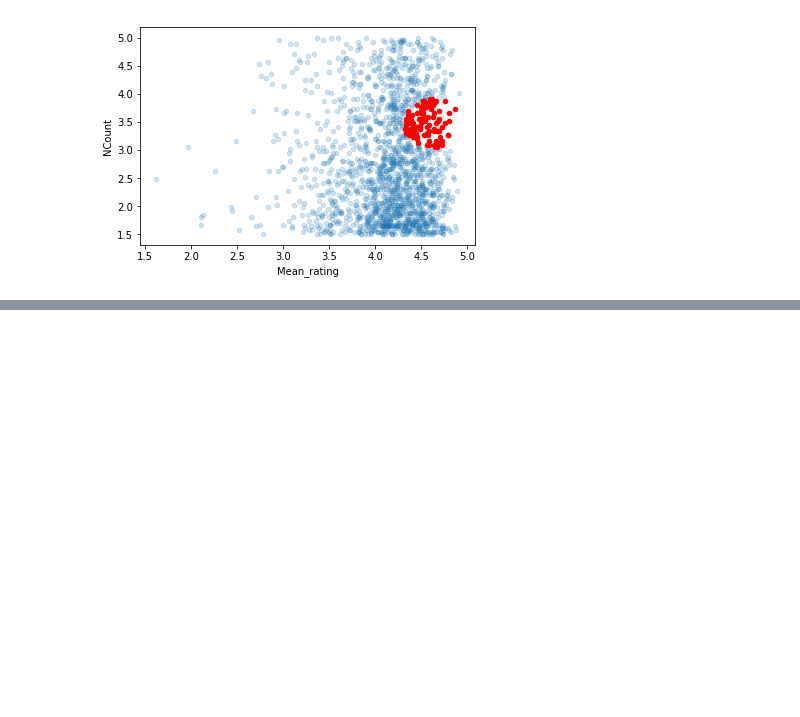
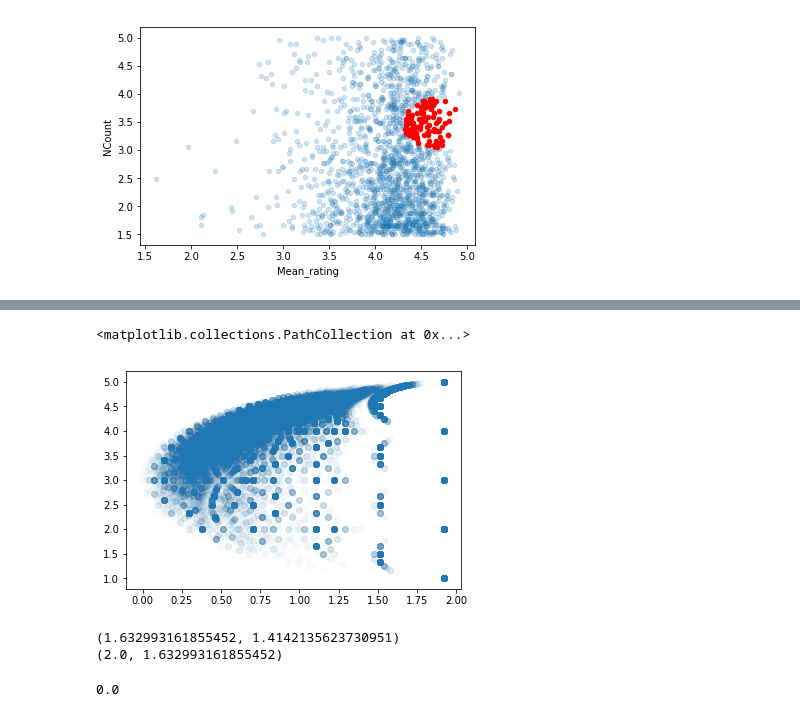
Before and after one commit to nishnash54/RecOmax, a Jupyter notebook: Online/recomendation_system.ipynb, the cells around one changed output, grey strips where cells are left out. Cells and saved outputs as stored; diff of their text form; code cells hidden in the pictures; blank space fills up the shorter version.

```diff
--- a/Online/recomendation_system.ipynb
+++ b/Online/recomendation_system.ipynb
@@ -394,0 +470,20 @@ test_data.iloc[neigh[0]].plot(kind='scatter', x='Mean_rating', y='NCount', color
+# %%
+mx = product_details.Reliability.max()
+n_rel = mx - product_details['Reliability']
+plt.scatter(n_rel, product_details.Mean_rating, alpha=0.02)
+# %% [output]
+<matplotlib.collections.PathCollection at 0x...>
+[figure, added]
+# %%
+ar1 = np.array([1, 5.])
+ar2 = np.array([1, 3, 5.])
+print(ar1.std(ddof = -1), ar2.std(ddof = -1))
+print(ar1.std(), ar2.std())
+# %% [output]
+(1.632993161855452, 1.4142135623730951)
+(2.0, 1.632993161855452)
+# %%
+ar3 = np.array([3.])
+print(ar3.std())
+# %% [output]
+0.0
```
Also changed, not shown: parts of 9 cells of this notebook.
